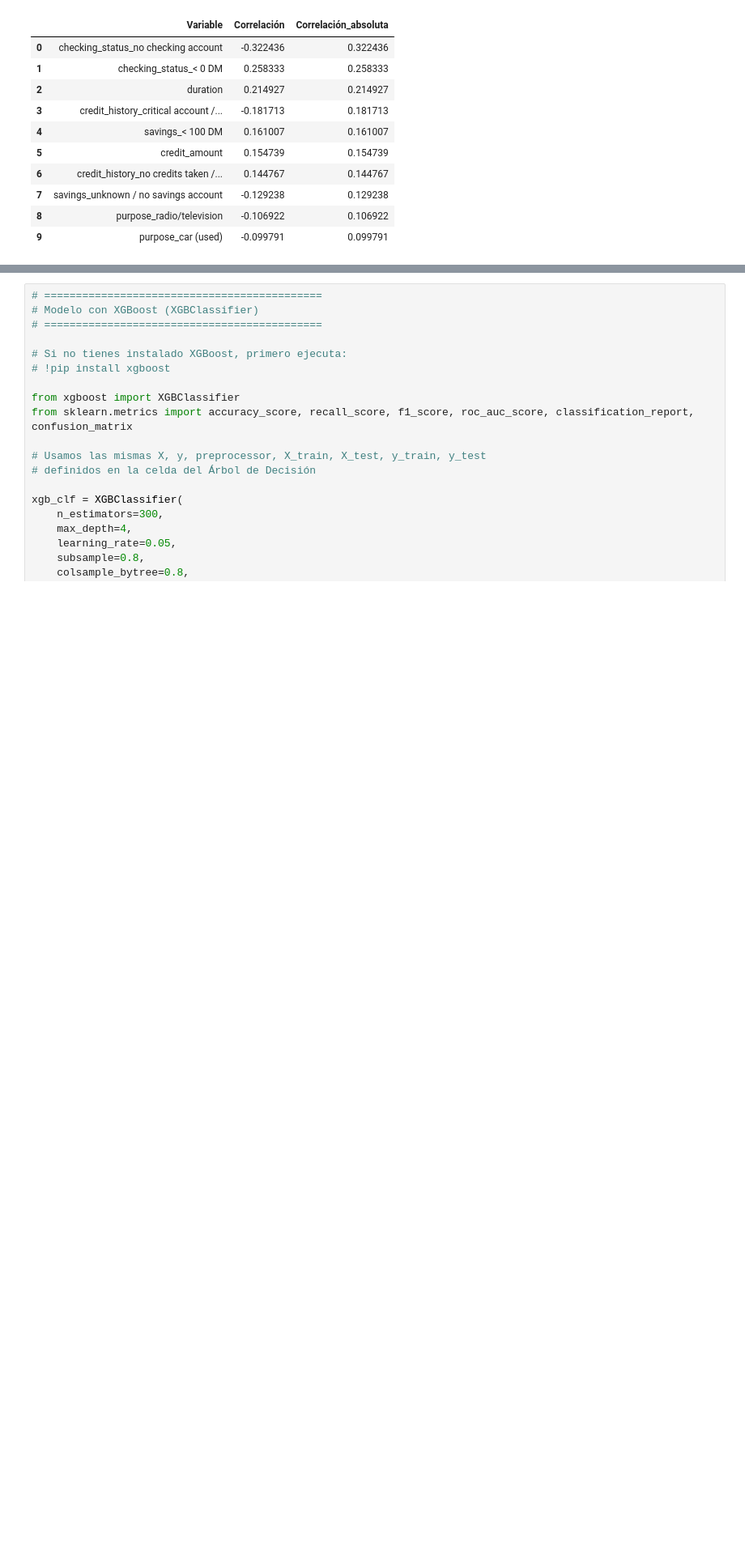
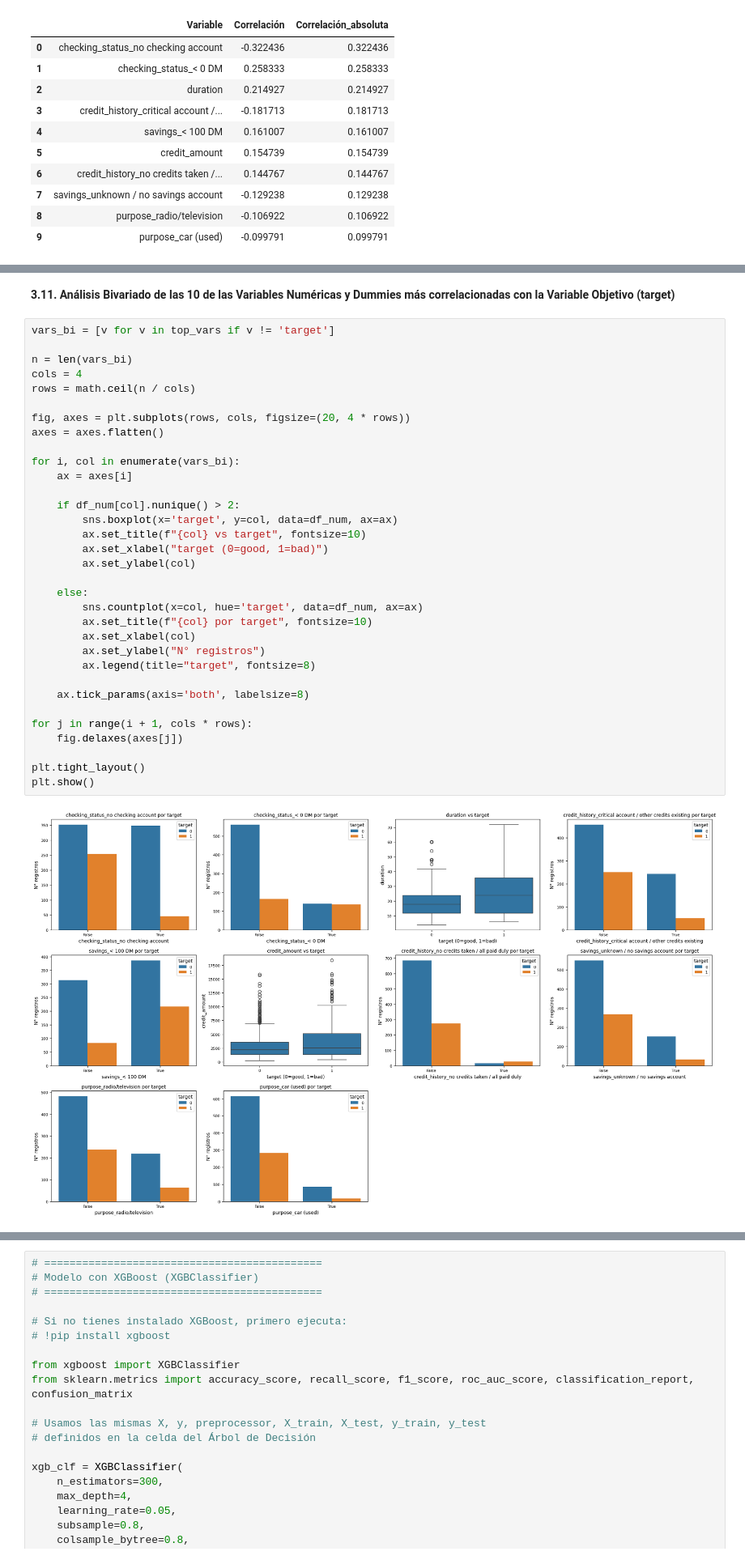
Before and after one commit to JulianEspinosaUrresti/ProyectoI-MIAA-2025, a Jupyter notebook: Taller_inova_pre1.ipynb, the cells around one changed output, grey strips where cells are left out. Shown: that part at 81% size. Saved outputs shown, nothing was run; the diff lists cells and outputs as text; blank space fills up the shorter version.

```diff
--- a/Taller_inova_pre1.ipynb
+++ b/Taller_inova_pre1.ipynb
@@ -610,0 +349,37 @@ results_df
+# %% [markdown]
+**3.11. Análisis Bivariado de las 10 de las Variables Numéricas y Dummies más correlacionadas con la Variable Objetivo (target)**
+# %%
+vars_bi = [v for v in top_vars if v != 'target']
+
+n = len(vars_bi)
+cols = 4
+rows = math.ceil(n / cols)
+
+fig, axes = plt.subplots(rows, cols, figsize=(20, 4 * rows))
+axes = axes.flatten()
+
+for i, col in enumerate(vars_bi):
+    ax = axes[i]
+
+    if df_num[col].nunique() > 2:
+        sns.boxplot(x='target', y=col, data=df_num, ax=ax)
+        ax.set_title(f"{col} vs target", fontsize=10)
+        ax.set_xlabel("target (0=good, 1=bad)")
+        ax.set_ylabel(col)
+
+    else:
+        sns.countplot(x=col, hue='target', data=df_num, ax=ax)
+        ax.set_title(f"{col} por target", fontsize=10)
+        ax.set_xlabel(col)
+        ax.set_ylabel("N° registros")
+        ax.legend(title="target", fontsize=8)
+
+    ax.tick_params(axis='both', labelsize=8)
+
+for j in range(i + 1, cols * rows):
+    fig.delaxes(axes[j])
+
+plt.tight_layout()
+plt.show()
+# %% [output]
+[figure, added]
```
Also changed, not shown: parts of 37 cells of this notebook.
